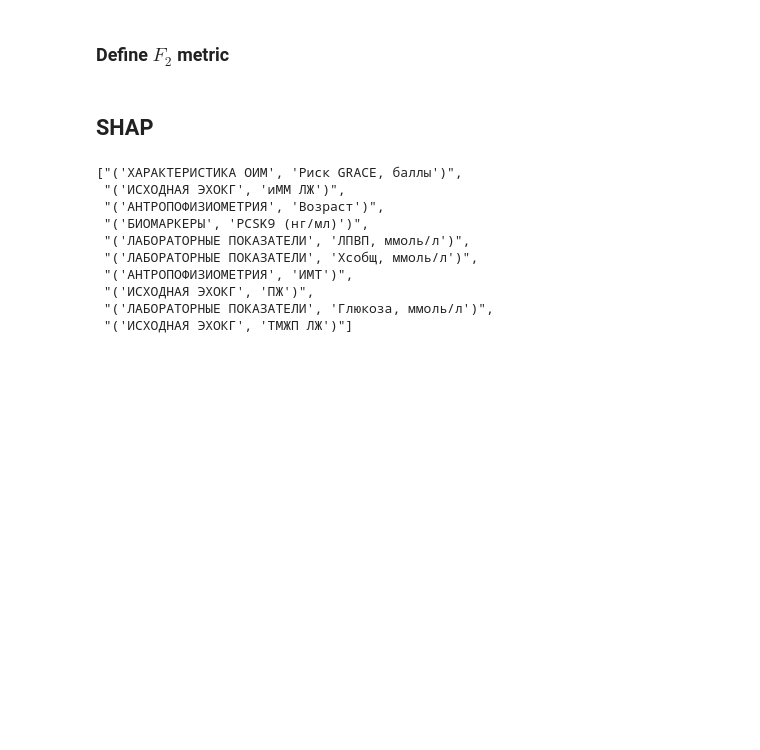
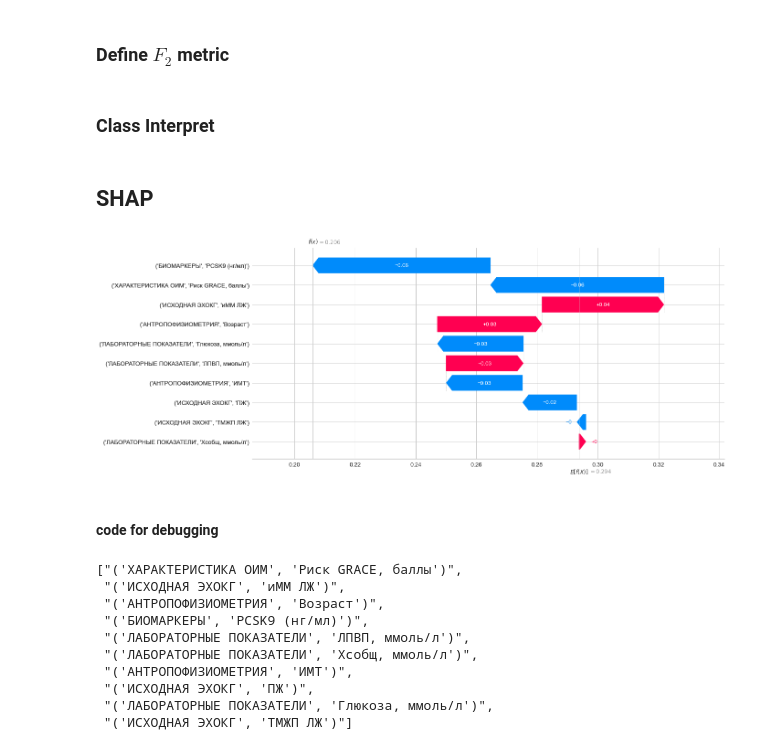
Before and after one commit to KonstantinBurkin/personalized-medicine, a Jupyter notebook: Scripts/Interpretability.ipynb, the cells around one changed output. Drawn from its saved outputs; the diff is of its cells as text; code cells hidden in the pictures; blank space fills up the shorter version.

```diff
--- a/Scripts/Interpretability.ipynb
+++ b/Scripts/Interpretability.ipynb
@@ -434,3 +435,5 @@ def f2_func(y_true, y_pred):
 
 def my_f2_scorer():
     return make_scorer(f2_func)
+# %% [markdown]
+### Class Interpret
@@ -442,3 +551,19 @@ class SHAP_Interpret(Basic):
+# %%
+inter = Interpret(targets=['combined'], #  = ['combined'] cardiovascular death, revascularization, combined
+                  datasets=['c'], #  = ['a'] a, b, c, abc
+                  subsets=['Biomarkers + Clinical'], #  = ['Biomarkers + Clinical'] Biomarkers, Clinical, Biomarkers + Clinical
+                  models=['randomforest'], #  = ['randomforest'] svm, knn, LogisticRegression, catboost, randomforest
+                  selectors=['SHAP'], #  = ['SHAP'] RF_feature_importance, SFS/RFE, SHAP datasets, subsets, models, selectors, number, interpretors)
+                  number=0,
+                  interpretors=['SHAP']
+
+)
+# %%
+inter.work()
+# %% [output]
+[figure, added]
+# %% [markdown]
+#### code for debugging
 # %%
 s = Basic(
           targets=['combined'], #  = ['combined'] cardiovascular death, revascularization, combined
```
Also changed, not shown: parts of 8 cells of this notebook.
